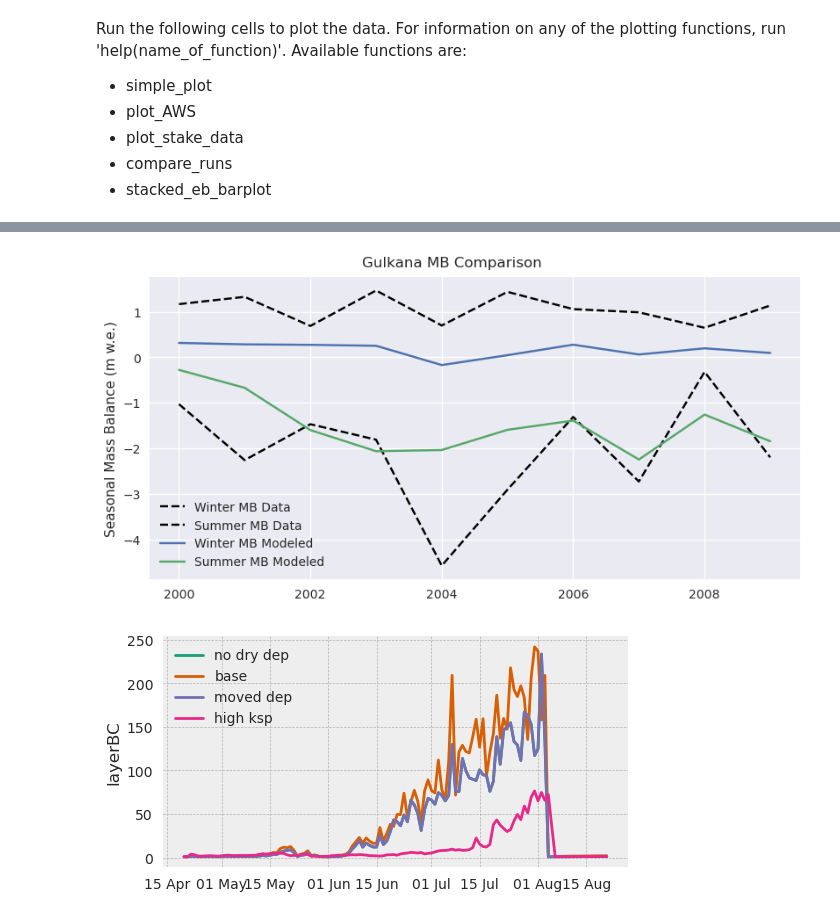
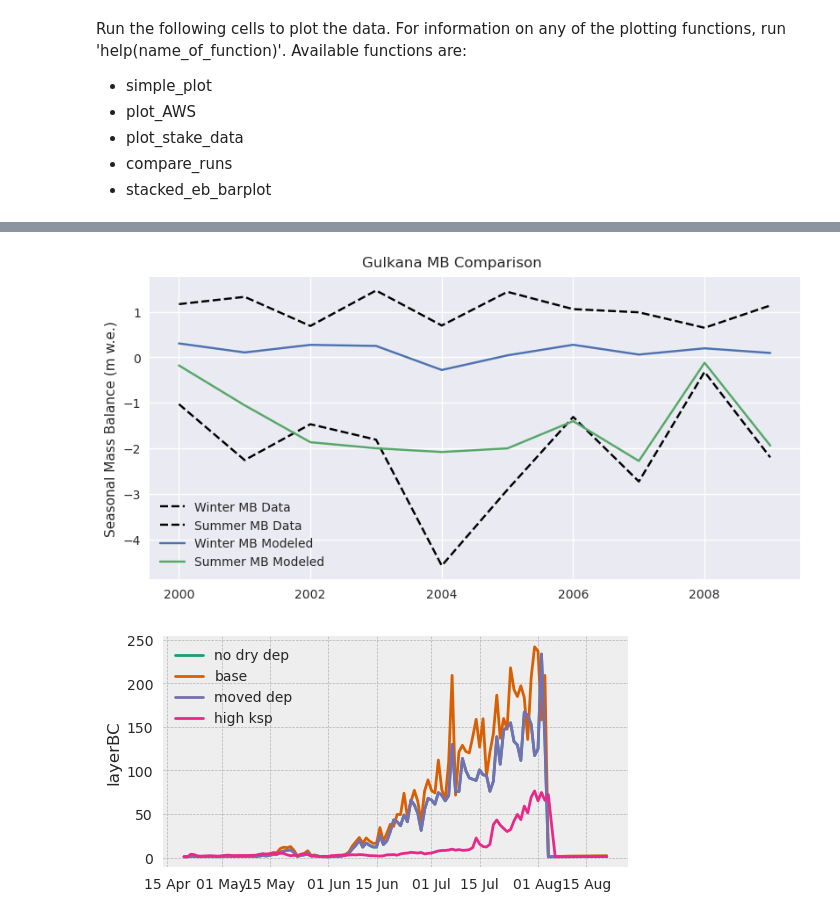
Before and after one commit to drounce/PyGEM, a Jupyter notebook: pygem_eb/processing/ebplotting.ipynb, the cells around one changed output, grey strips where cells are left out. Cells and saved outputs as stored; diff of their text form; code cells hidden in the pictures.

```diff
--- a/pygem_eb/processing/ebplotting.ipynb
+++ b/pygem_eb/processing/ebplotting.ipynb
@@ -36,4 +106,5 @@ visualize_layers(ds,0,pd.date_range('2004-04-20 00:30','2004-05-30 23:30',freq='
 # %%
+ds,startdate,enddate = getds('~/research/Output/EB/Gulkana_2024_03_05_10yrs.nc')
 mb_fp = '/home/claire/research/MB_data/Gulkana/Input_Gulkana_Glaciological_Data.csv'
 ds_list = [ds]
 years = np.arange(2000,2010)
@@ -44,51 +115,34 @@ fig,ax = plt.subplots(figsize=(8,4),sharex=True,layout='constrained')
 mb_df = mb_df.loc[mb_df['site_name'] == site]
 
 # plot mass balance data
 winter_mb_data = mb_df['bw'].loc[mb_df['Year'].isin(years)]
 summer_mb_data = mb_df['ba'].loc[mb_df['Year'].isin(years)] - mb_df['bw'].loc[mb_df['Year'].isin(years)]
 ax.plot(years,winter_mb_data,label='Winter MB Data',color='black',linestyle='--')
 ax.plot(years,summer_mb_data,label='Summer MB Data',color='black',linestyle='--')
 
 for ds in ds_list:
-    mb_mod = {'bw':[],'bs':[]}
-    for year in years:
-        # get dates
-        spring_date = mb_df.loc[mb_df['Year']==year]['spring_date'].to_numpy()[0]
-        if pd.to_datetime(spring_date) < pd.to_datetime(ds.time.values[0]):
-            spring_date = ds.time.values[0] - pd.Timedelta(minutes=30)
-        fall_date = mb_df.loc[mb_df['Year']==year]['fall_date'].to_numpy()[0]
-        next_spring_date = mb_df.loc[mb_df['Year']==year+1]['spring_date'].to_numpy()[0]
 
-        if str(next_spring_date) == 'nan' or not next_spring_date:
-            next_spring_date = pd.to_datetime(str(year+1)+'-04-20 00:00')
-        if str(spring_date) == 'nan' or not spring_date:
-            spring_date = pd.to_datetime(str(year)+'-04-20 00:00')
-        if str(fall_date) == 'nan' or not fall_date:
-            fall_date = pd.to_datetime(str(year)+'-08-10 00:00')
-        fall_date = pd.to_datetime(fall_date)
-        spring_date = pd.to_datetime(spring_date)
-        next_spring_date = pd.to_datetime(next_spring_date)
 
         melt_dates = pd.date_range(spring_date,fall_date,freq='h')
         acc_dates = pd.date_range(fall_date,next_spring_date,freq='h')
         if pd.to_datetime(ds.time.values[0]).minute == 30:
             melt_dates = melt_dates + pd.Timedelta(minutes=30)
             acc_dates = acc_dates + pd.Timedelta(minutes=30)
         # sum mass balance
         wds = ds.sel(time=acc_dates).sum()
         sds = ds.sel(time=melt_dates).sum()
         winter_mb = wds.accum + wds.refreeze - wds.melt
         summer_mb = sds.accum + sds.refreeze - sds.melt
         mb_mod['bw'].append(winter_mb.to_numpy())
         mb_mod['bs'].append(summer_mb.to_numpy())
     ax.plot(years,mb_mod['bw'],label='Winter MB Modeled')
     ax.plot(years,mb_mod['bs'],label='Summer MB Modeled')
 ax.legend()
 ax.set_ylabel('Seasonal Mass Balance (m w.e.)')
 fig.suptitle('Gulkana MB Comparison')
 plt.show()
 # %% [output]
-[figure, old version]
+[figure, new version]
 # %%
 # Load in the data and get the dates available for the model run
 # base_fn = '~/research/Output/EB/Gulkana_2024_02_08_0.nc' # good base run
```
Also changed, not shown: parts of 23 cells of this notebook, 12 other files.
